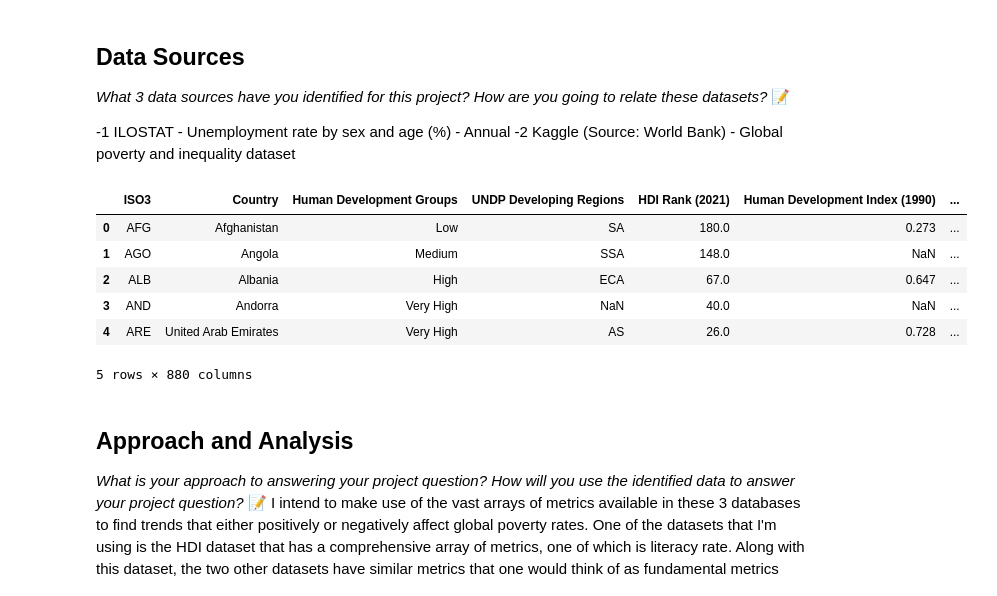
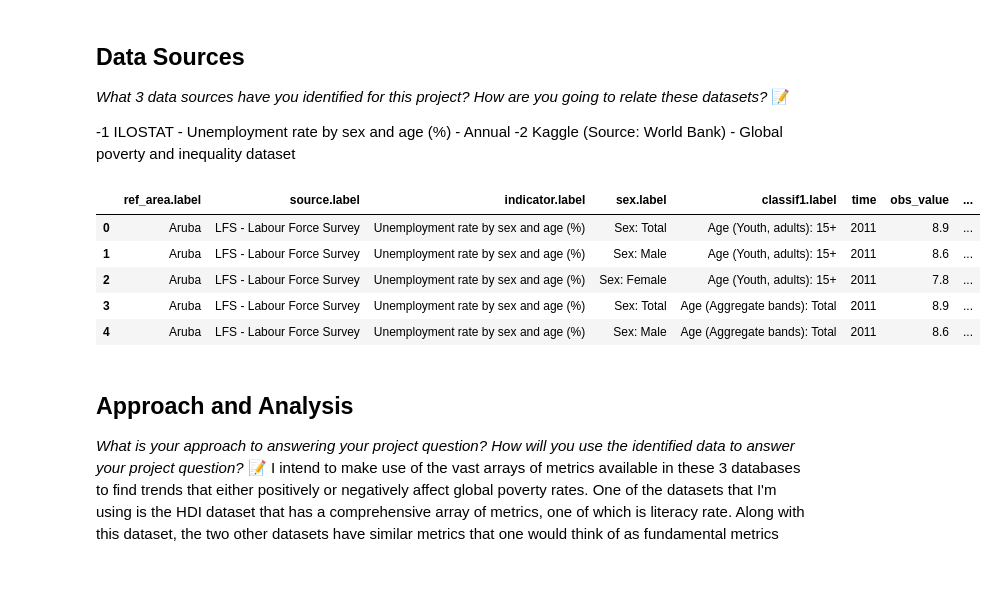
Before and after one commit to IT4063C-Fall24/final-project-Anusk167, a Jupyter notebook: source.ipynb, the cells around one changed output. Drawn from its saved outputs; the diff is of its cells as text; code cells hidden in the pictures.

```diff
--- a/source.ipynb
+++ b/source.ipynb
@@ -30,32 +33,41 @@ Identifying significant events, whether they are economic, political natural, et
 -1 ILOSTAT - Unemployment rate by sex and age (%) - Annual
 -2 Kaggle (Source: World Bank) - Global poverty and inequality dataset
 # %%
-## 1) Importing dataset 1 via API Call:
-url = 'https://rplumber.ilo.org/data/indicator/?id=UNE_DEAP_SEX_AGE_RT_A&timefrom=1970&type=label&format=.csv'
 import pandas as pd
 import matplotlib.pyplot as plt
-unemployment_data = pd.read_csv(url)
-unemployment_data.head(5)
+
+## 1) Importing dataset 1 via API Call:
+# url = 'https://rplumber.ilo.org/data/indicator/?id=UNE_DEAP_SEX_AGE_RT_A&timefrom=1970&type=label&format=.csv'
+
+# unemployment_data = pd.read_csv(url)
+# unemployment_data.head(5)
+
+## The link is now corrupted
+
+with open('assets/Unemployment/Unemployment.csv', encoding='utf-8-sig') as unemployment_data:
+    unemployment_data = pd.read_csv(unemployment_data, delimiter=',')
+    unemployment_data = pd.DataFrame(unemployment_data)
+
 
 ## 2) Importing dataset 2 via open:
 with open('assets/Global poverty and inequality dataset/pip_dataset.csv') as glo_poverty:
     glo_poverty = pd.read_csv(glo_poverty, delimiter=',')
     glo_poverty = pd.DataFrame(glo_poverty)
 glo_poverty.head(5)
 
 ## 3) Importing dataset 3 via open:
 with open('assets/HDI/HDI_Full.csv') as hdi_full:
     hdi_full = pd.read_csv(hdi_full, delimiter=',')
     hdi_full = pd.DataFrame(hdi_full)
 hdi_full.head(5)
+unemployment_data.head(5)
 # %% [output]
-|  | ISO3 | Country | Human Development Groups | UNDP Developing Regions | HDI Rank (2021) | Human Development Index (1990) | ... |
-| 0 | AFG | Afghanistan | Low | SA | 180.0 | 0.273 | ... |
-| 1 | AGO | Angola | Medium | SSA | 148.0 | NaN | ... |
-| 2 | ALB | Albania | High | ECA | 67.0 | 0.647 | ... |
-| 3 | AND | Andorra | Very High | NaN | 40.0 | NaN | ... |
-| 4 | ARE | United Arab Emirates | Very High | AS | 26.0 | 0.728 | ... |
+|  | ref_area.label | source.label | indicator.label | sex.label | classif1.label | time | obs_value | ... |
+| 0 | Aruba | LFS - Labour Force Survey | Unemployment rate by sex and age (%) | Sex: Total | Age (Youth, adults): 15+ | 2011 | 8.9 | ... |
+| 1 | Aruba | LFS - Labour Force Survey | Unemployment rate by sex and age (%) | Sex: Male | Age (Youth, adults): 15+ | 2011 | 8.6 | ... |
+| 2 | Aruba | LFS - Labour Force Survey | Unemployment rate by sex and age (%) | Sex: Female | Age (Youth, adults): 15+ | 2011 | 7.8 | ... |
+| 3 | Aruba | LFS - Labour Force Survey | Unemployment rate by sex and age (%) | Sex: Total | Age (Aggregate bands): Total | 2011 | 8.9 | ... |
+| 4 | Aruba | LFS - Labour Force Survey | Unemployment rate by sex and age (%) | Sex: Male | Age (Aggregate bands): Total | 2011 | 8.6 | ... |
-5 rows × 880 columns
 # %% [markdown]
 ## Approach and Analysis
 *What is your approach to answering your project question?*
```
Also changed, not shown: parts of 19 cells of this notebook, 2 other files.
